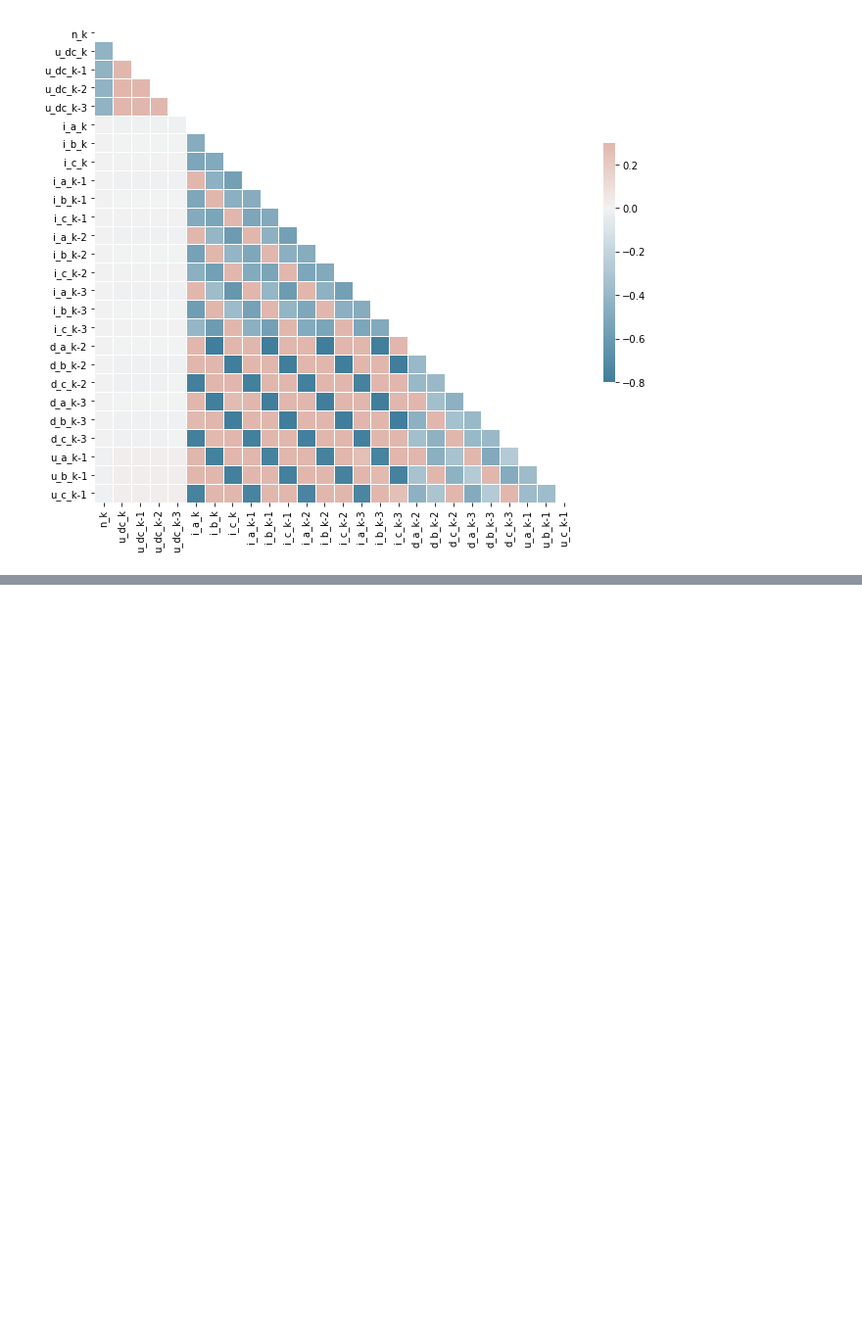
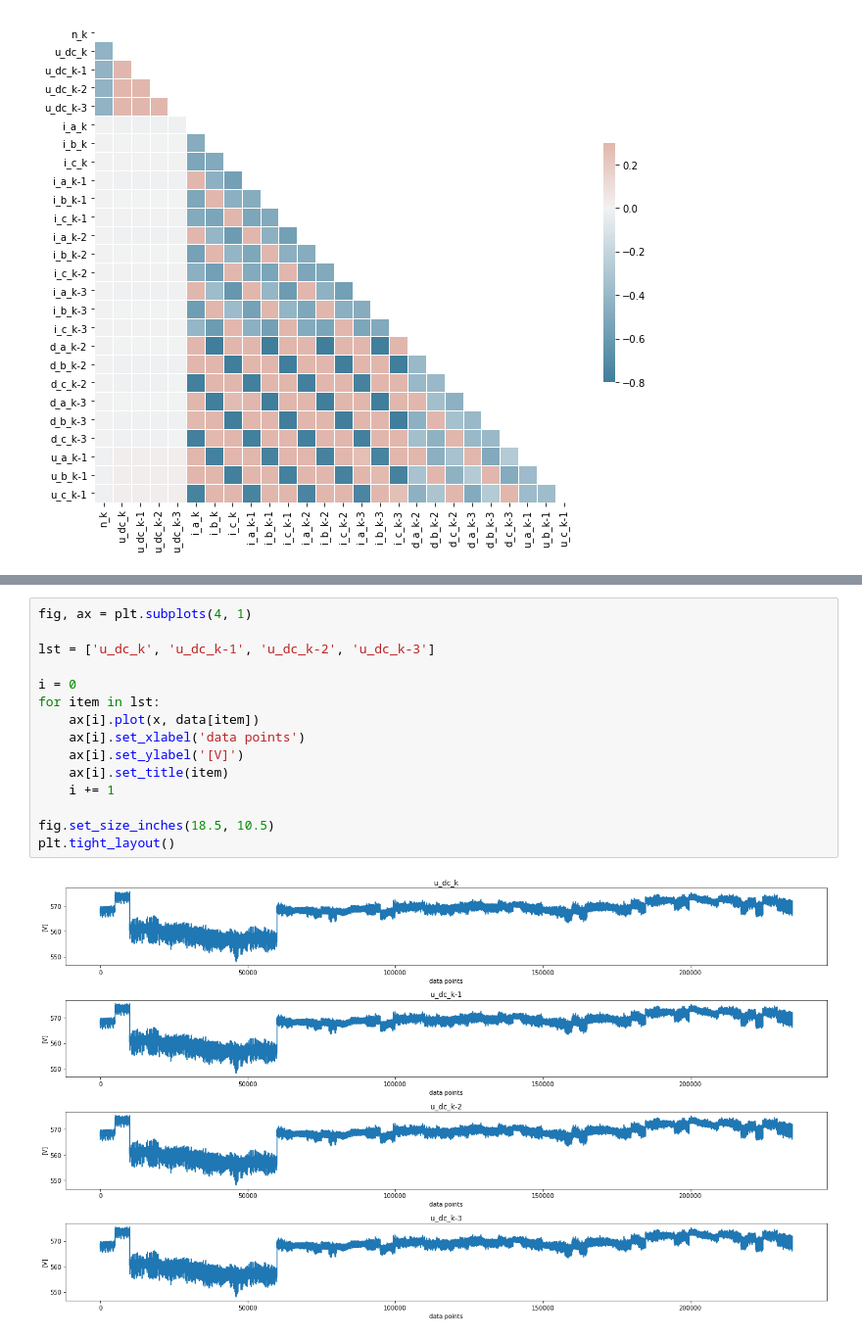
Before and after one commit to norderk/inverter, a Jupyter notebook: Inverter_jup.ipynb, the cells around one changed output, grey strips where cells are left out. Shown: that part at 98% size. Drawn from its saved outputs; the diff is of its cells as text; blank space fills up the shorter version.

```diff
--- a/Inverter_jup.ipynb
+++ b/Inverter_jup.ipynb
@@ -81,0 +100,17 @@ plt.tight_layout()
+# %%
+fig, ax = plt.subplots(4, 1)
+
+lst = ['u_dc_k', 'u_dc_k-1', 'u_dc_k-2', 'u_dc_k-3']
+
+i = 0
+for item in lst:
+    ax[i].plot(x, data[item])
+    ax[i].set_xlabel('data points')
+    ax[i].set_ylabel('[V]')
+    ax[i].set_title(item)
+    i += 1
+
+fig.set_size_inches(18.5, 10.5)
+plt.tight_layout()
+# %% [output]
+[figure, added]
```
Also changed, not shown: parts of 3 cells of this notebook.
